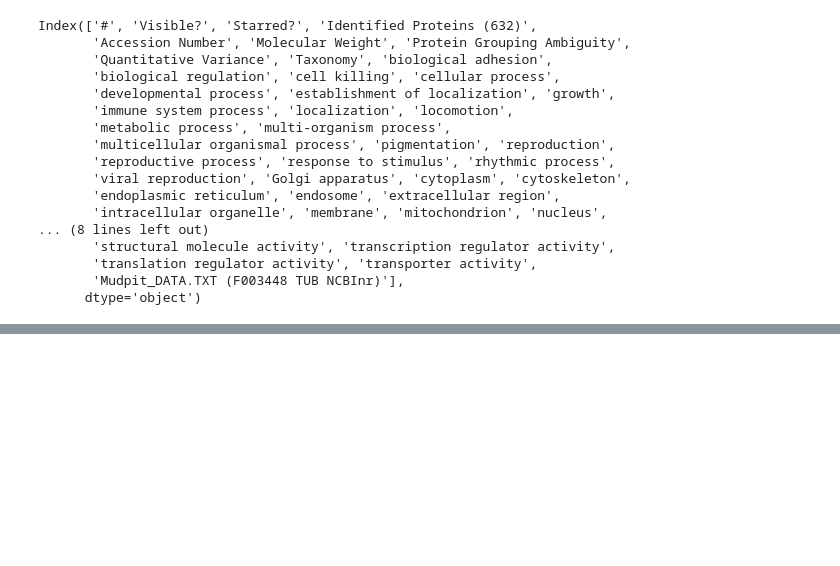
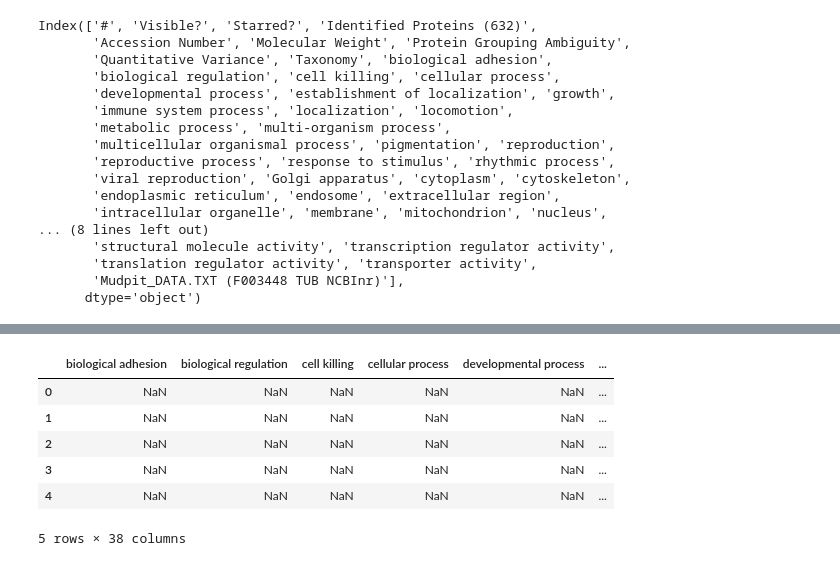
Before and after one commit to SantosRAC/Python4BioDataBrazilianWorkshop, a Jupyter notebook: Problem2/2_annotations.ipynb, the cells around one changed output, grey strips where cells are left out. Drawn from its saved outputs; the diff is of its cells as text; code cells hidden in the pictures; blank space fills up the shorter version.

```diff
--- a/Problem2/2_annotations.ipynb
+++ b/Problem2/2_annotations.ipynb
@@ -21,5 +22,5 @@ pd.read_excel('proteínas glândula aranha.xltx', skiprows=[0,1,2]).head()
 | 4 | 1.4 | True | Empty | CAD(r), partial [Bembidion xantha... | gi|382937095 | 32 kDa | ... |
 5 rows × 62 columns
 # %%
-annotations = pd.read_excel('proteínas glândula aranha.xltx', skiprows=[0,1,2])
+df = pd.read_excel('proteínas glândula aranha.xltx', skiprows=[0,1,2])
 # %%
@@ -51,6 +50,18 @@ cols = {}
 
 - **Molecular Function**: molecular function
 # %%
-cols['biological process'] = """biological adhesion, biological regulation, cell killing, cellular process, developmental process, establishment of localization, growth, immune system process, localization, locomotion, metabolic process, multi-organism process, multicellular organismal process, response to stimulus, rhythmic process, antioxidant activity, auxiliary transport protein activity, binding, catalytic activity, chemorepellent activity, electron carrier activity, enzyme regulator activity, molecular transducer activity, motor activity, nutrient reservoir activity, structural molecule activity, transcription regulator activity, translation regulator activity, transporter activity""".split(', ')
-cols['cellular component'] = """Golgi apparatus, cytoplasm, cytoskeleton, endoplasmic reticulum, endosome, extracellular region, intracellular organelle, membrane, mitochondrion, nucleus, organelle membrane, organelle part, plasma membrane, ribosome""".split(', ')
-cols['molecular function'] = ['molecular function']
+categories = {}
+categories['biological process'] = """biological adhesion, biological regulation, cell killing, cellular process,
+    developmental process, establishment of localization, growth, immune system process,
+    localization, locomotion, metabolic process, multi-organism process, multicellular organismal process,
+    response to stimulus, rhythmic process, antioxidant activity, auxiliary transport protein activity,
+    binding, catalytic activity, chemorepellent activity, electron carrier activity, enzyme regulator activity,
+    molecular transducer activity, motor activity, nutrient reservoir activity, structural molecule activity,
+    transcription regulator activity, translation regulator activity, transporter activity"""
+
+categories['cellular component'] = """Golgi apparatus, cytoplasm, cytoskeleton, endoplasmic reticulum, endosome,
+    extracellular region, intracellular organelle, membrane, mitochondrion, nucleus, organelle membrane, organelle part,
+    plasma membrane, ribosome"""
+
+categories['molecular function'] = ['molecular function']
+categories = {cat:re.split(',\s+', categories[cat]) if isinstance(categories[cat], str) else categories[cat] for cat in categories}
@@ -81,0 +93,14 @@ set(annotations.columns) - set([x for l in cols.values() for x in l ])
+# %%
+missing_subcategories = [
+    'chaperone regulator activity',
+    'chemoattractant activity',
+    'metallochaperone activity',
+    'pigmentation',
+    'protein tag',
+    'reproduction',
+    'reproductive process',
+    'transporter activity',
+    'viral reproduction'
+]
+
+categories['biological process'] = categories['biological process'] + missing_subcategories
@@ -81,0 +137,10 @@ set(annotations.columns) - set([x for l in cols.values() for x in l ])
+# %%
+df[categories['biological process']].head()
+# %% [output]
+|  | biological adhesion | biological regulation | cell killing | cellular process | developmental process | ... |
+| 0 | NaN | NaN | NaN | NaN | NaN | ... |
+| 1 | NaN | NaN | NaN | NaN | NaN | ... |
+| 2 | NaN | NaN | NaN | NaN | NaN | ... |
+| 3 | NaN | NaN | NaN | NaN | NaN | ... |
+| 4 | NaN | NaN | NaN | NaN | NaN | ... |
+5 rows × 38 columns
```
Also changed, not shown: parts of 29 cells of this notebook.
